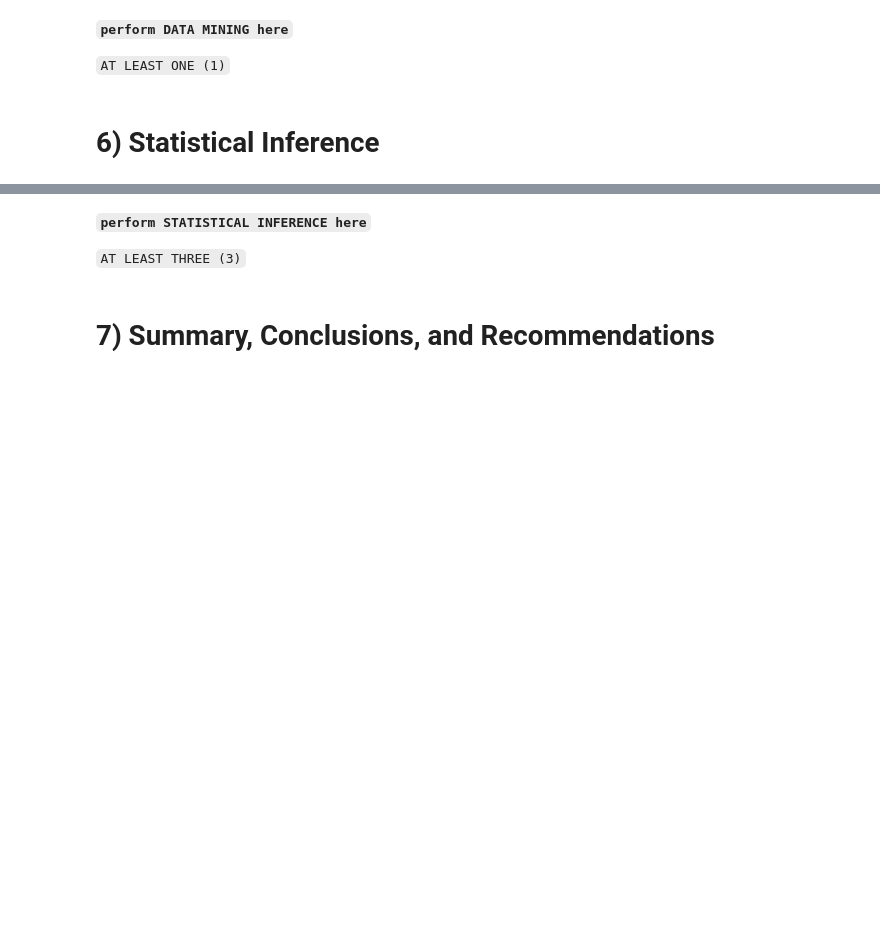
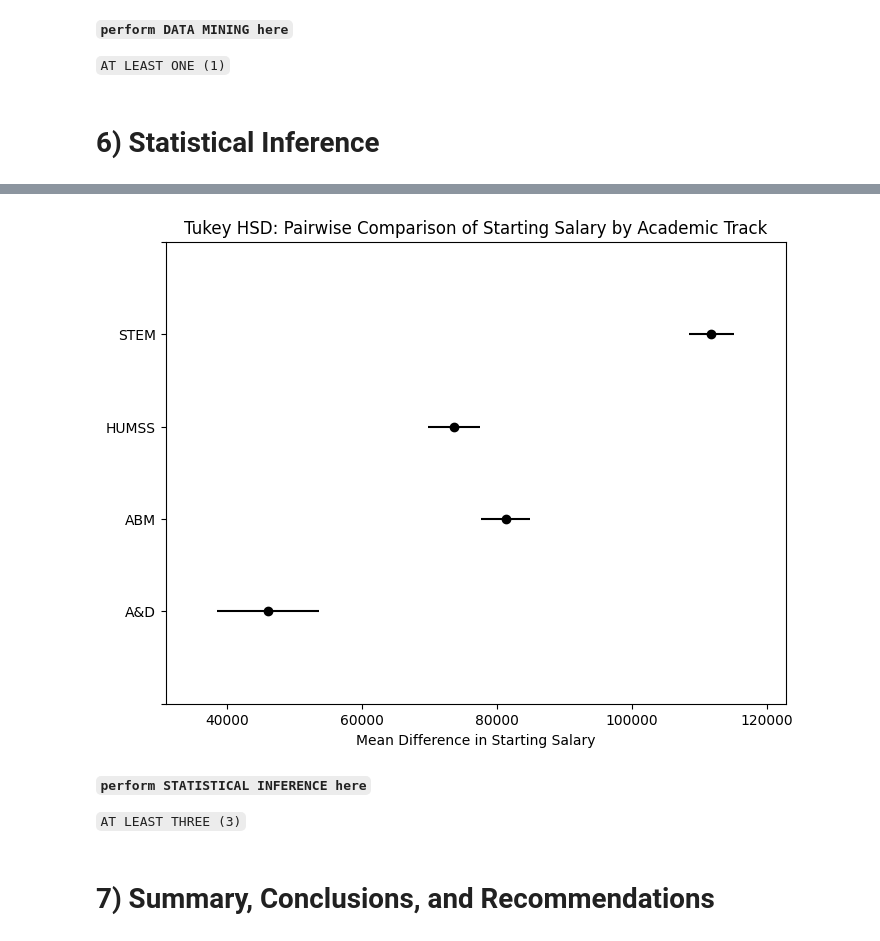
Before and after one commit to Ulturaa/CSMODEL_MCO, a Jupyter notebook: TotallyStats_MCO2.ipynb, the cells around one changed output, grey strips where cells are left out. Drawn from its saved outputs; the diff is of its cells as text; code cells hidden in the pictures; blank space fills up the shorter version.

```diff
--- a/TotallyStats_MCO2.ipynb
+++ b/TotallyStats_MCO2.ipynb
@@ -404,0 +658,10 @@ __`perform DATA MINING here`__
+# %%
+from statsmodels.stats.multicomp import pairwise_tukeyhsd
+
+tukey = pairwise_tukeyhsd(
+    endog=ecs_df["Starting_Salary"],
+    groups=ecs_df["Track"],
+    alpha=0.05
+)
+
+print(tukey)
@@ -405,3 +680,12 @@ __`perform DATA MINING here`__
+# %%
+# Display table
+# Plot confidence intervals
+tukey.plot_simultaneous(figsize=(8,6))
+plt.title("Tukey HSD: Pairwise Comparison of Starting Salary by Academic Track")
+plt.xlabel("Mean Difference in Starting Salary")
+plt.show()
+# %% [output]
+[figure, added]
 # %% [markdown]
 __`perform STATISTICAL INFERENCE here`__
 
```
Also changed, not shown: parts of 26 cells of this notebook.
